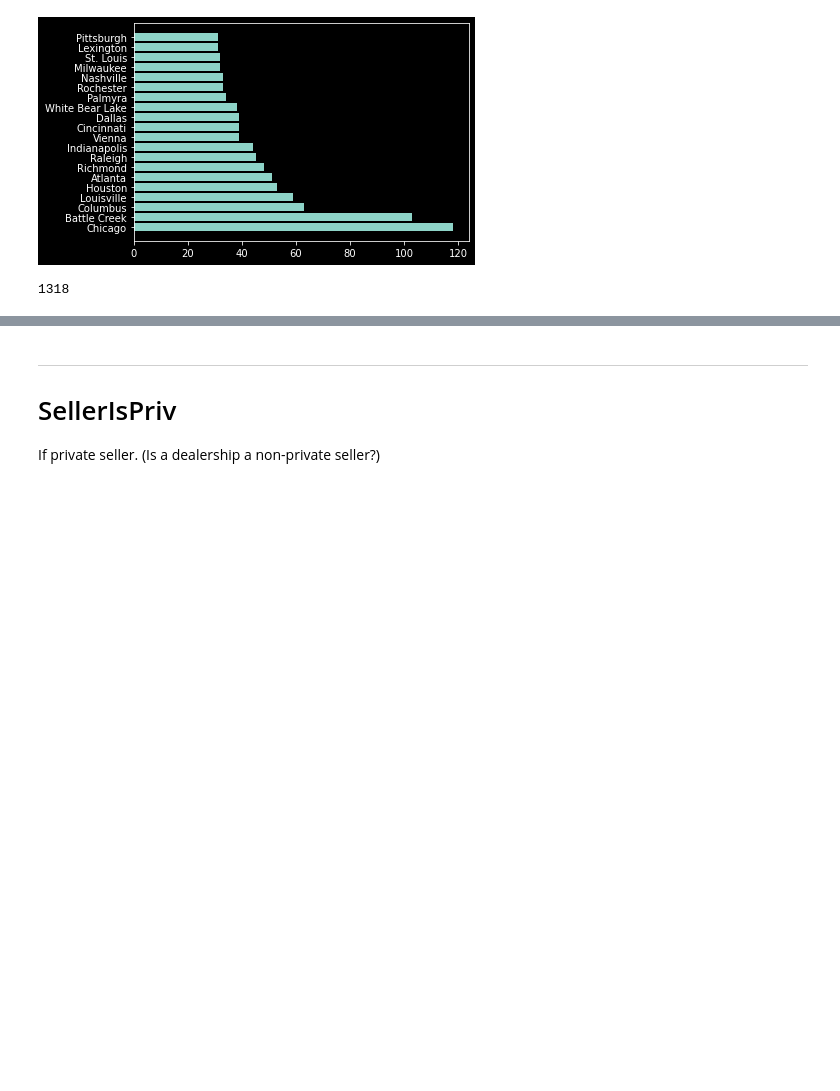
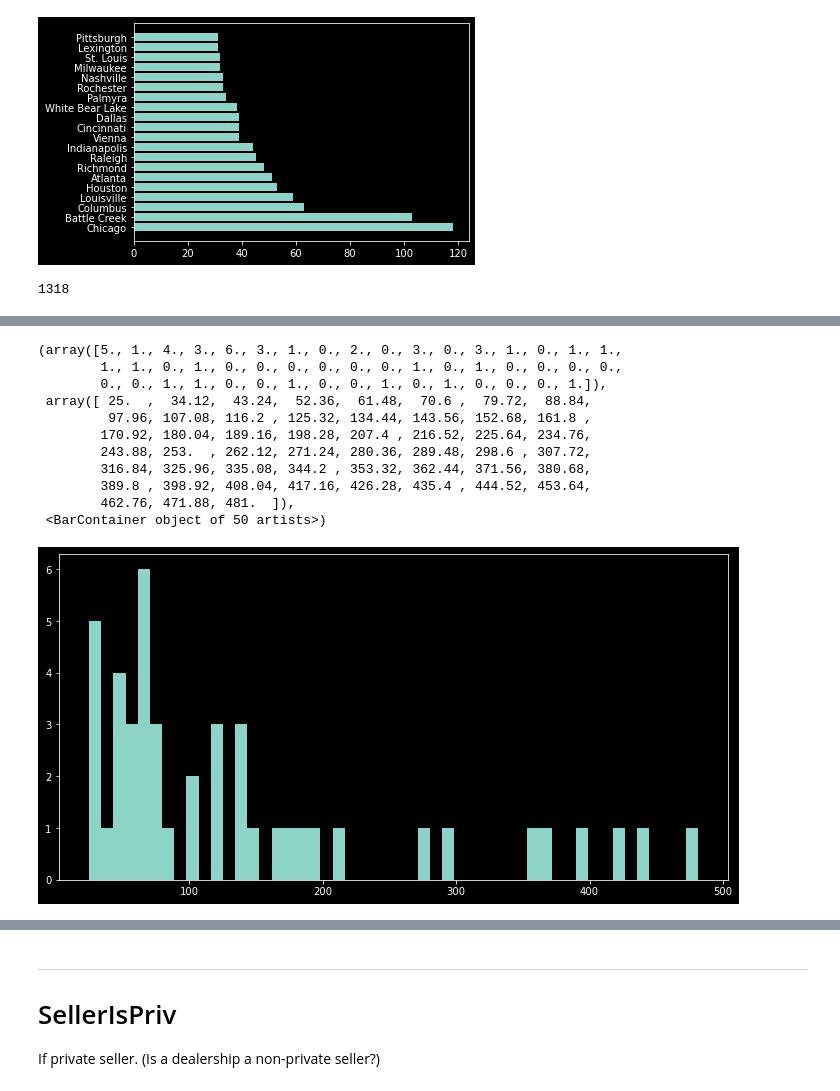
Before and after one commit to dtersegno/boeingds, a Jupyter notebook: notebooks/1_EDA.ipynb, the cells around one changed output, grey strips where cells are left out. Cells and saved outputs as stored; diff of their text form; code cells hidden in the pictures; blank space fills up the shorter version.

```diff
--- a/notebooks/1_EDA.ipynb
+++ b/notebooks/1_EDA.ipynb
@@ -101,0 +160,19 @@ len(traindf.SellerCity.unique())
+# %%
+#the above might be a bit deceptive. look at a histogram to account for the different density of numbers.
+
+#number of cit
+fig, ax = plt.subplots(figsize = (12,6))
+plt.hist(scvcvc*scvcvc.index, bins = 50);
+# %% [output]
+(array([5., 1., 4., 3., 6., 3., 1., 0., 2., 0., 3., 0., 3., 1., 0., 1., 1.,
+        1., 1., 0., 1., 0., 0., 0., 0., 0., 0., 1., 0., 1., 0., 0., 0., 0.,
+        0., 0., 1., 1., 0., 0., 1., 0., 0., 1., 0., 1., 0., 0., 0., 1.]),
+ array([ 25.  ,  34.12,  43.24,  52.36,  61.48,  70.6 ,  79.72,  88.84,
+         97.96, 107.08, 116.2 , 125.32, 134.44, 143.56, 152.68, 161.8 ,
+        170.92, 180.04, 189.16, 198.28, 207.4 , 216.52, 225.64, 234.76,
+        243.88, 253.  , 262.12, 271.24, 280.36, 289.48, 298.6 , 307.72,
+        316.84, 325.96, 335.08, 344.2 , 353.32, 362.44, 371.56, 380.68,
+        389.8 , 398.92, 408.04, 417.16, 426.28, 435.4 , 444.52, 453.64,
+        462.76, 471.88, 481.  ]),
+ <BarContainer object of 50 artists>)
+[figure, added]
```
Also changed, not shown: parts of 23 cells of this notebook, 1 other file.
